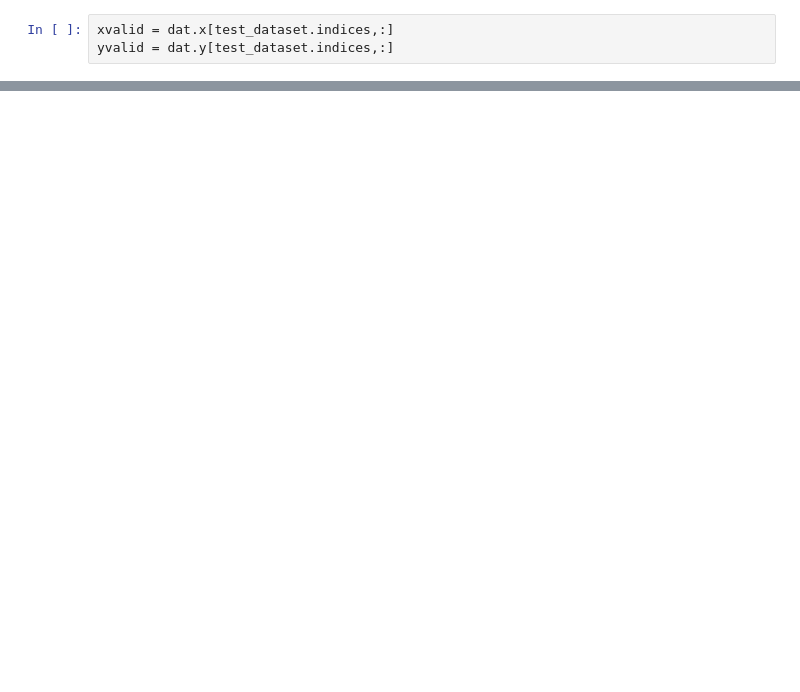
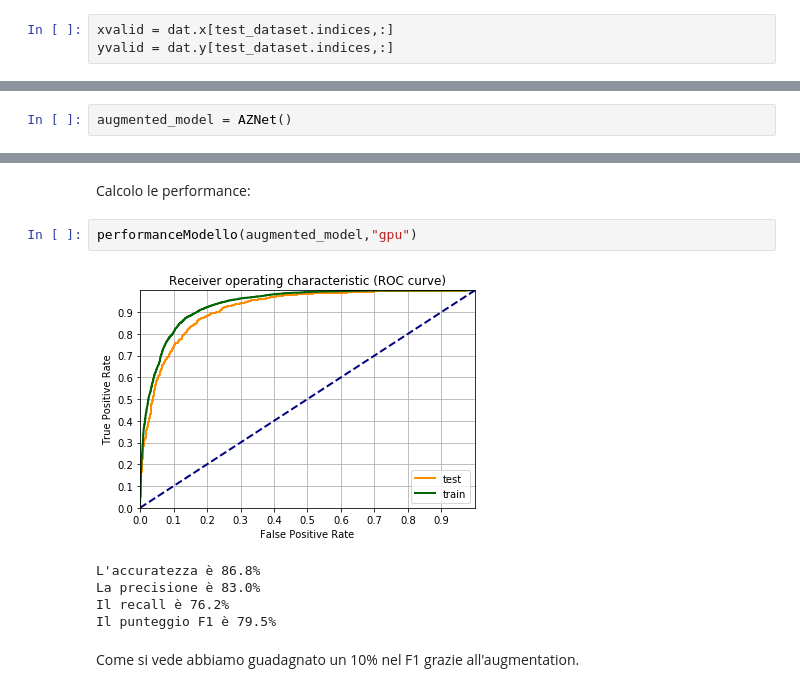
Before and after one commit to Antozamm/1week4, a Jupyter notebook: NN_with_Pytorch2.ipynb, the cells around one changed output, grey strips where cells are left out. Drawn from its saved outputs; the diff is of its cells as text; blank space fills up the shorter version.

```diff
--- a/NN_with_Pytorch2.ipynb
+++ b/NN_with_Pytorch2.ipynb
@@ -835,0 +895,2 @@ Il punteggio F1 è 79.1%
+# %%
+augmented_model = AZNet()
@@ -835,0 +969,12 @@ Il punteggio F1 è 79.1%
+# %% [markdown]
+Calcolo le performance:
+# %%
+performanceModello(augmented_model,"gpu")
+# %% [output]
+[figure, added]
+L'accuratezza è 86.8%
+La precisione è 83.0%
+Il recall è 76.2%
+Il punteggio F1 è 79.5%
+# %% [markdown]
+Come si vede abbiamo guadagnato un 10% nel F1 grazie all'augmentation.
```
Also changed, not shown: parts of 68 cells of this notebook, 2 other files.
